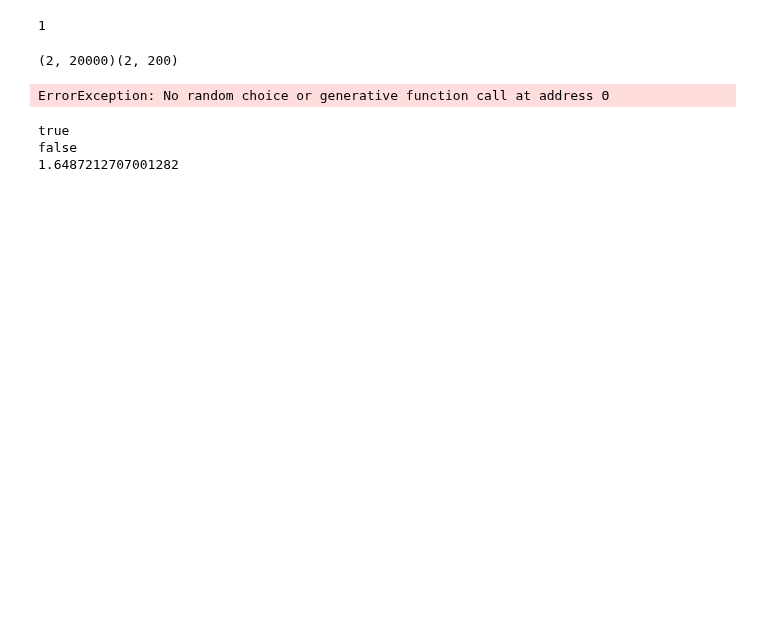
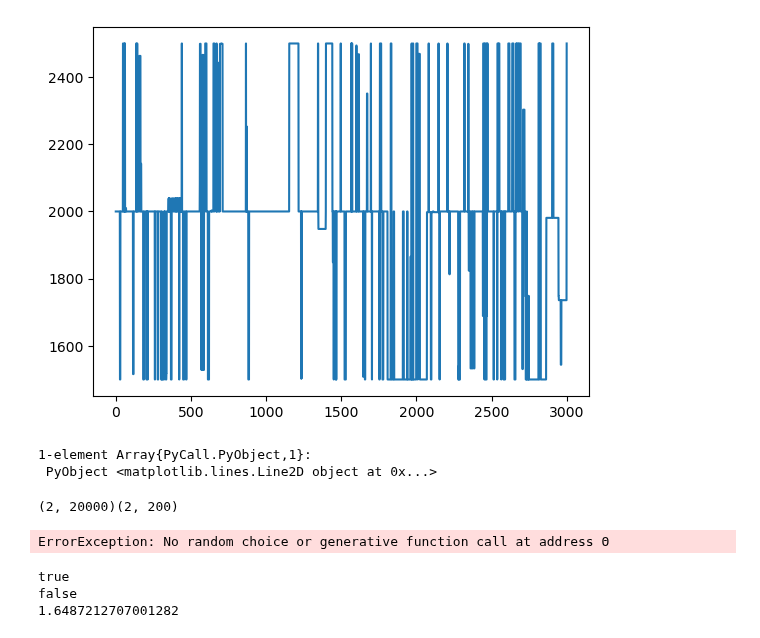
Before and after one commit to jberezow/RJMCMC, a Jupyter notebook: Thesis-MLP-BirthDeath.ipynb, the cells around one changed output. Drawn from its saved outputs; the diff is of its cells as text; code cells hidden in the pictures; blank space fills up the shorter version.

```diff
--- a/Thesis-MLP-BirthDeath.ipynb
+++ b/Thesis-MLP-BirthDeath.ipynb
@@ -462,8 +502,25 @@ plt.legend();
 No handles with labels found to put in legend.
-# %%
-index = 1
-# %% [output]
-1
+# %%
+accs = []
+for i=1:length(traces)
+    trace = traces[i]
+    Wₕ = trace[:Wₕ]
+    Wₒ = trace[:Wₒ]
+    bₕ = trace[:bₕ]
+    bₒ = trace[:bₒ]
+    k = trace[:k]
+
+    pred_y = G(data,Wₕ,bₕ,Wₒ,bₒ,k)
+    pred_labels = data_labeller(pred_y)
+
+    acc = acc = sum([classes[i] == pred_labels[i] for i=1:length(classes)])
+    push!(accs,acc)
+end
+plot(accs)
+# %% [output]
+[figure, added]
+1-element Array{PyCall.PyObject,1}:
+ PyObject <matplotlib.lines.Line2D object at 0x...>
 # %%
 #Uncertainty Plotting
 x_grid = zeros((20000,2));
```
Also changed, not shown: parts of 15 cells of this notebook, 1 other file.
